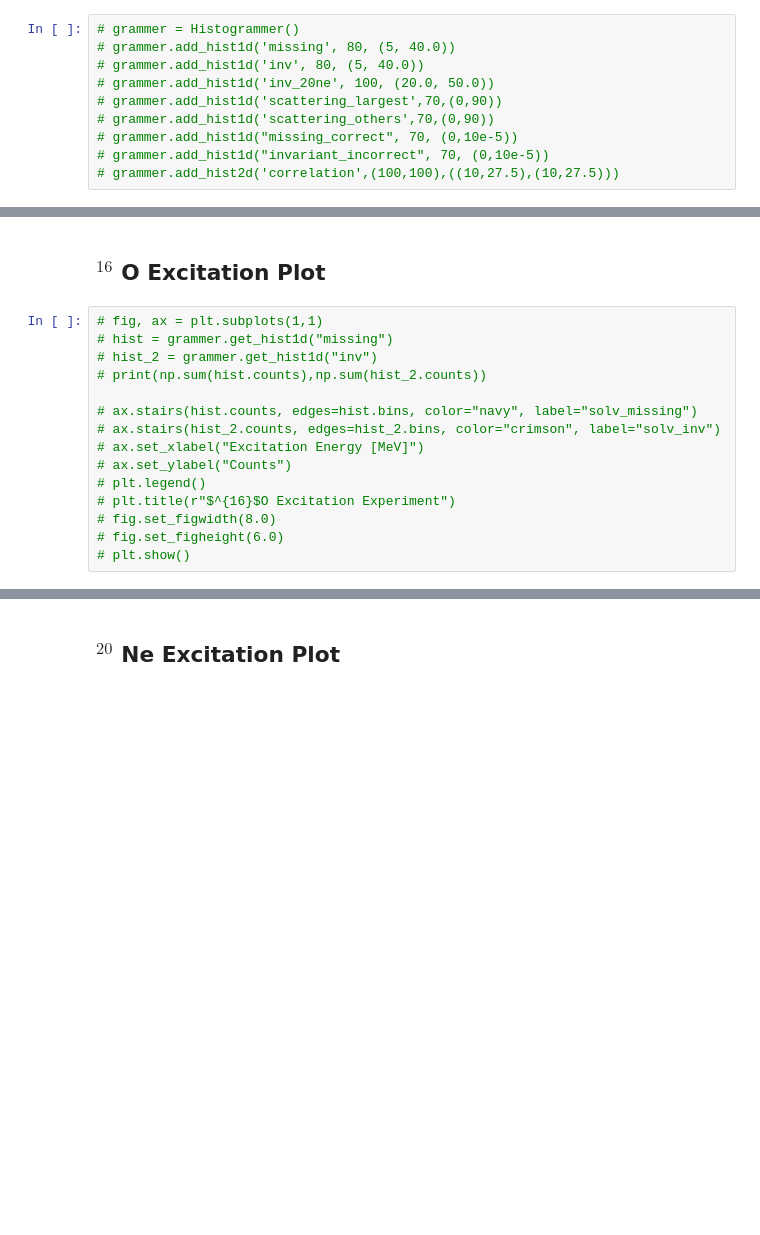
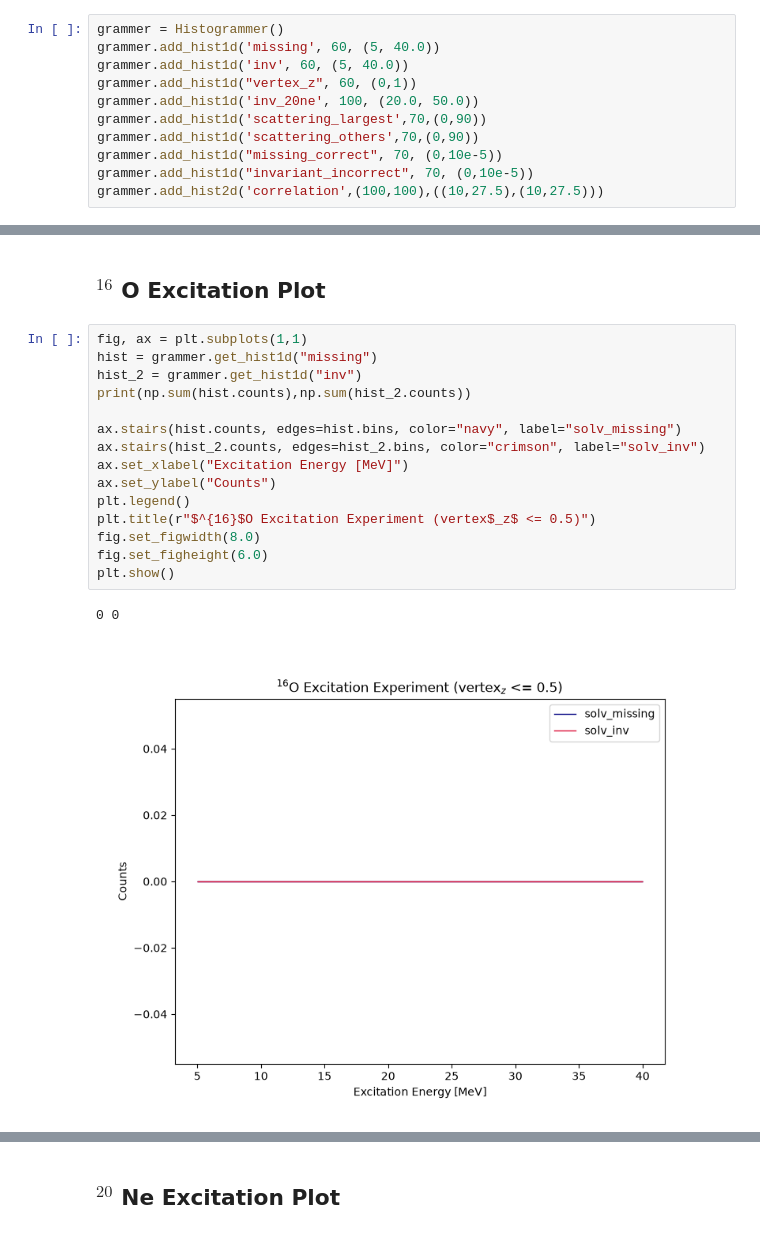
Before and after one commit to singhp99/spyral_notebooks, a Jupyter notebook: invariant_mass.ipynb, the cells around one changed output, grey strips where cells are left out. Cells and saved outputs as stored; diff of their text form; blank space fills up the shorter version.

```diff
--- a/invariant_mass.ipynb
+++ b/invariant_mass.ipynb
@@ -104,15 +104,16 @@ Accelerator Beam energy: 161.0 MeV
 Beam energy after IC (2 windows + gas): 161.0 MeV
 Beam energy range in AT-TPC: 161.0-110.84634259864373 MeV
 # %%
-# grammer = Histogrammer()
-# grammer.add_hist1d('missing', 80, (5, 40.0))
-# grammer.add_hist1d('inv', 80, (5, 40.0))
-# grammer.add_hist1d('inv_20ne', 100, (20.0, 50.0))
-# grammer.add_hist1d('scattering_largest',70,(0,90))
-# grammer.add_hist1d('scattering_others',70,(0,90))
-# grammer.add_hist1d("missing_correct", 70, (0,10e-5))
-# grammer.add_hist1d("invariant_incorrect", 70, (0,10e-5))
-# grammer.add_hist2d('correlation',(100,100),((10,27.5),(10,27.5)))
+grammer = Histogrammer()
+grammer.add_hist1d('missing', 60, (5, 40.0))
+grammer.add_hist1d('inv', 60, (5, 40.0))
+grammer.add_hist1d("vertex_z", 60, (0,1))
+grammer.add_hist1d('inv_20ne', 100, (20.0, 50.0))
+grammer.add_hist1d('scattering_largest',70,(0,90))
+grammer.add_hist1d('scattering_others',70,(0,90))
+grammer.add_hist1d("missing_correct", 70, (0,10e-5))
+grammer.add_hist1d("invariant_incorrect", 70, (0,10e-5))
+grammer.add_hist2d('correlation',(100,100),((10,27.5),(10,27.5)))
 # %% [markdown]
 ## Invariant $^{16}$ O
 # %% [markdown]
@@ -961,17 +1493,20 @@ Beam energy range in AT-TPC: 161.0-110.84634259864373 MeV
 # %% [markdown]
 ## $^{16}$ O Excitation Plot
 # %%
-# fig, ax = plt.subplots(1,1)
-# hist = grammer.get_hist1d("missing")
-# hist_2 = grammer.get_hist1d("inv")
-# print(np.sum(hist.counts),np.sum(hist_2.counts))
+fig, ax = plt.subplots(1,1)
+hist = grammer.get_hist1d("missing")
+hist_2 = grammer.get_hist1d("inv")
+print(np.sum(hist.counts),np.sum(hist_2.counts))
 
-# ax.stairs(hist.counts, edges=hist.bins, color="navy", label="solv_missing")
-# ax.stairs(hist_2.counts, edges=hist_2.bins, color="crimson", label="solv_inv")
-# ax.set_xlabel("Excitation Energy [MeV]")
-# ax.set_ylabel("Counts")
-# plt.legend()
-# plt.title(r"$^{16}$O Excitation Experiment")
-# fig.set_figwidth(8.0)
-# fig.set_figheight(6.0)
-# plt.show()
+ax.stairs(hist.counts, edges=hist.bins, color="navy", label="solv_missing")
+ax.stairs(hist_2.counts, edges=hist_2.bins, color="crimson", label="solv_inv")
+ax.set_xlabel("Excitation Energy [MeV]")
+ax.set_ylabel("Counts")
+plt.legend()
+plt.title(r"$^{16}$O Excitation Experiment (vertex$_z$ <= 0.5)")
+fig.set_figwidth(8.0)
+fig.set_figheight(6.0)
+plt.show()
+# %% [output]
+0 0
+[figure, added]
```
Also changed, not shown: parts of 15 cells of this notebook, 9 other files.
